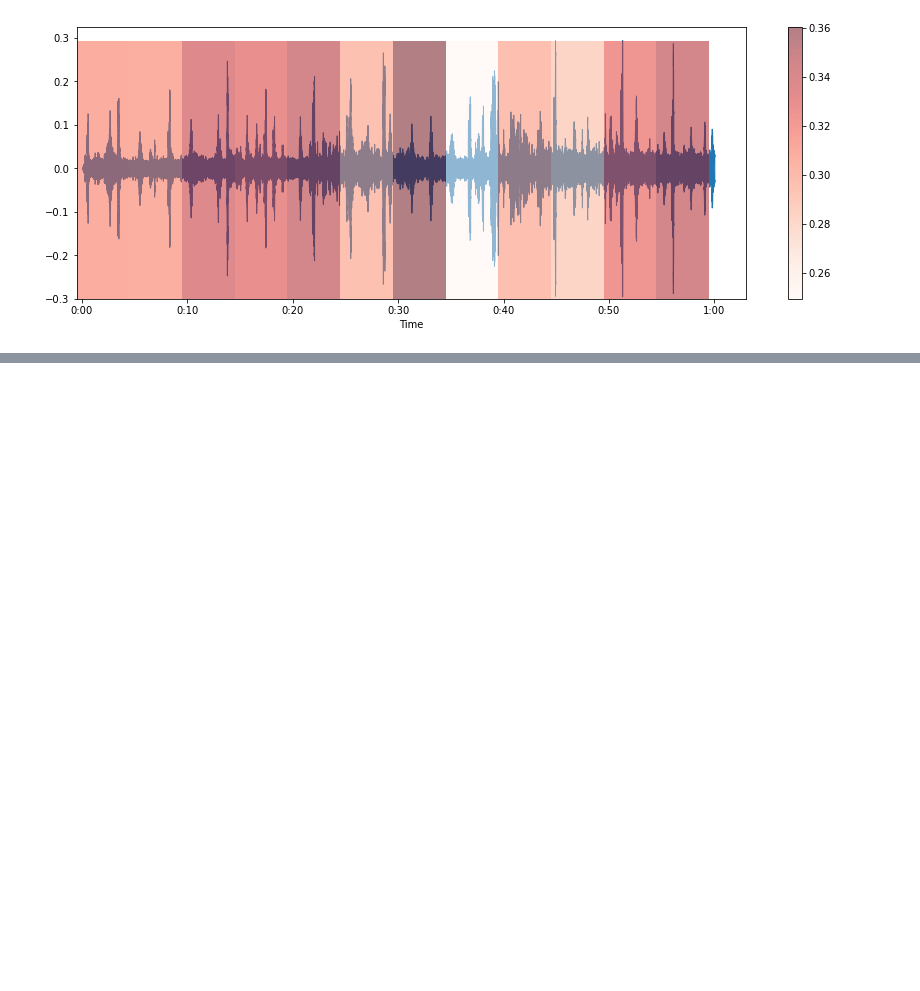
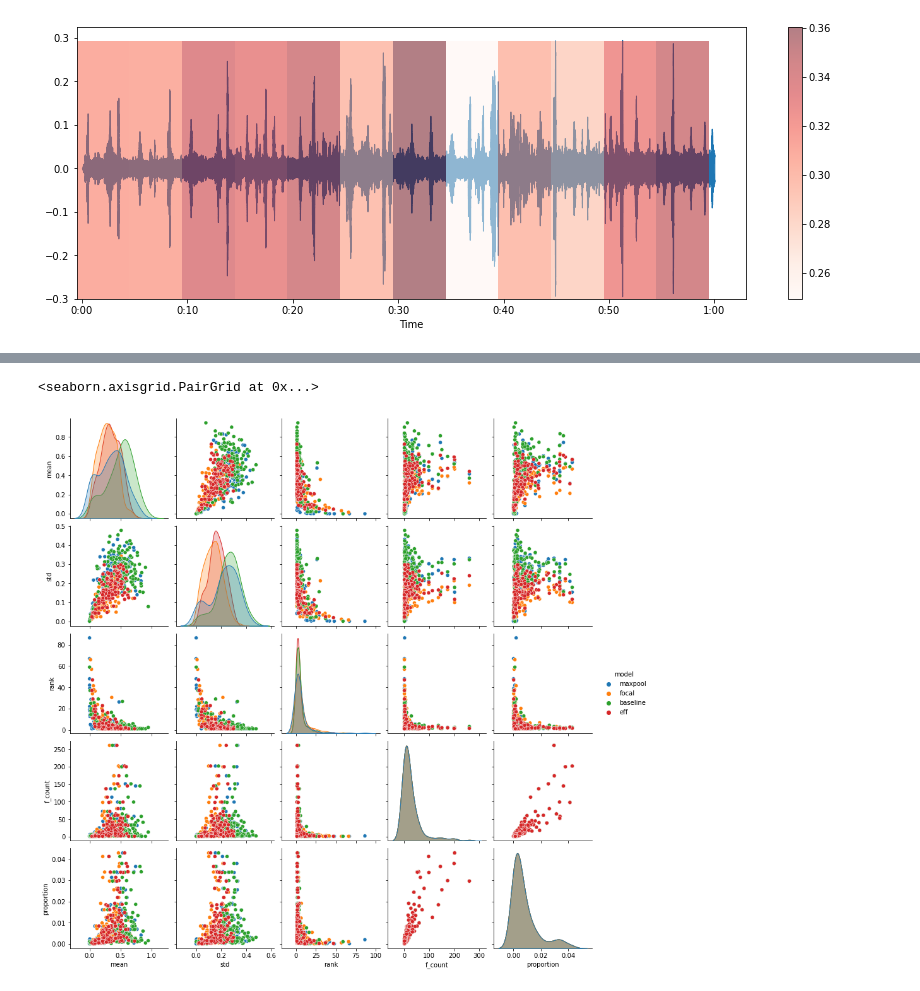
Before and after one commit to ermekaitygulov/BirdCLEF, a Jupyter notebook: ActivationStudy.ipynb, the cells around one changed output, grey strips where cells are left out. Cells and saved outputs as stored; diff of their text form; code cells hidden in the pictures; blank space fills up the shorter version.

```diff
--- a/ActivationStudy.ipynb
+++ b/ActivationStudy.ipynb
@@ -257,3 +307,7 @@ maxpool_stat
+# %%
+stat_dict = {
+    model: pd.read_csv(f'{model}_stat.csv', index_col=0) for model in ['maxpool', 'focal', 'baseline', 'eff']
+}
 # %%
 global_target = np.array([t for t in train_meta.target])
 bird_ratio = global_target.mean(axis=0)
@@ -295 +336,9 @@ sns.pairplot(maxpool_stat)
+# %%
+sns.pairplot(
+    pd.concat(stat_dict.values()),
+    hue='model',
+)
+# %% [output]
+<seaborn.axisgrid.PairGrid at 0x...>
+[figure, added]
 # %%
```
Also changed, not shown: parts of 18 cells of this notebook, 4 other files.
